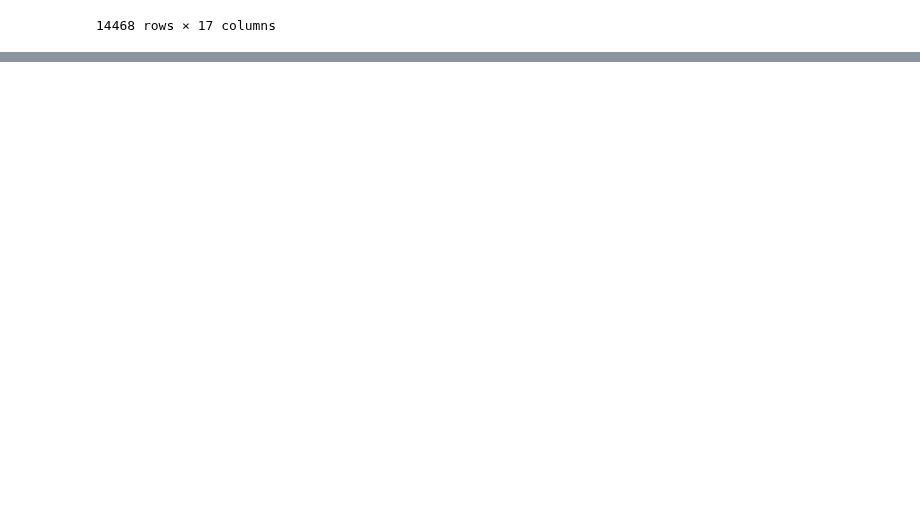
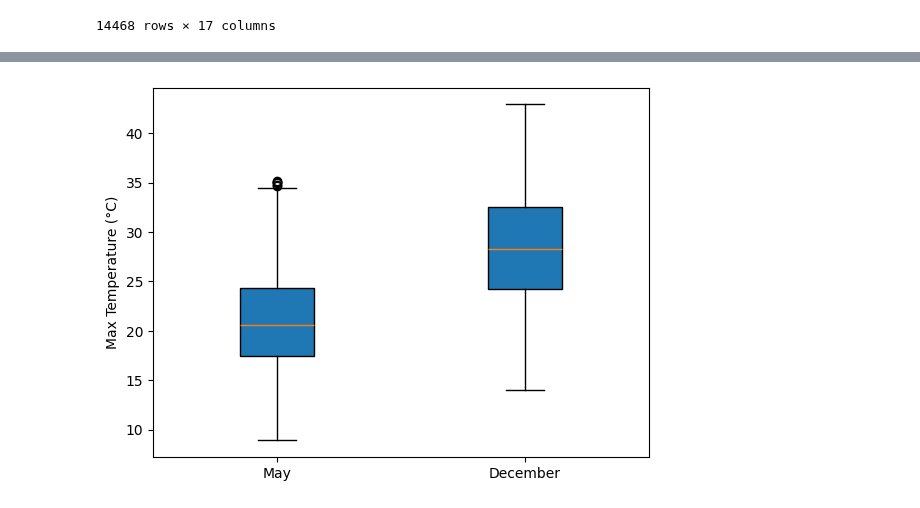
Before and after one commit to karim1644/BDTA, a Jupyter notebook: Lab/5-Data-Visualization/exercises/Esercizio in aula.ipynb, the cells around one changed output, grey strips where cells are left out. Saved outputs shown, nothing was run; the diff lists cells and outputs as text; code cells hidden in the pictures; blank space fills up the shorter version.

```diff
--- a/Lab/5-Data-Visualization/exercises/Esercizio in aula.ipynb
+++ b/Lab/5-Data-Visualization/exercises/Esercizio in aula.ipynb
@@ -61,3 +27,0 @@ dtype: int64
-# %%
-df['temp_diff'] = abs(df['Temp9am'] - df['Temp3pm'])
-df['temp_diff']
@@ -77,3 +27,0 @@ Name: temp_diff, Length: 14468, dtype: float64
-# %%
-df['hum_diff'] = abs(df['Humidity9am'] - df['Humidity3pm'])
-df['hum_diff']
@@ -180,0 +64,4 @@ df.groupby('Location').sum().sort_values('RainToday', ascending=False)
+# %%
+df['temp_diff'] = np.abs(df.Temp9am - df.Temp3pm)
+df['hum_diff'] = np.abs(df.Humidity9am - df.Humidity3pm)
+df
@@ -180,0 +204,4 @@ df.groupby('Location').sum().sort_values('RainToday', ascending=False)
+# %%
+max_temps_may = df[df['Month'] == 5]['MaxTemp']#.values
+max_temps_dec = df[df['Month'] == 12]['MaxTemp']#.values
+max_temps_may, max_temps_dec
@@ -180,0 +226,10 @@ df.groupby('Location').sum().sort_values('RainToday', ascending=False)
+# %%
+fig, ax = plt.subplots()
+ax.set_ylabel('Max Temperature (°C)')
+splot = ax.boxplot([max_temps_may, max_temps_dec],
+                    widths= 0.3,
+                    patch_artist=True,  # fill with color
+                    tick_labels=['May', 'December'] # will be used to label x-ticks
+                    )
+# %% [output]
+[figure, added]
```
Also changed, not shown: parts of 52 cells of this notebook.
